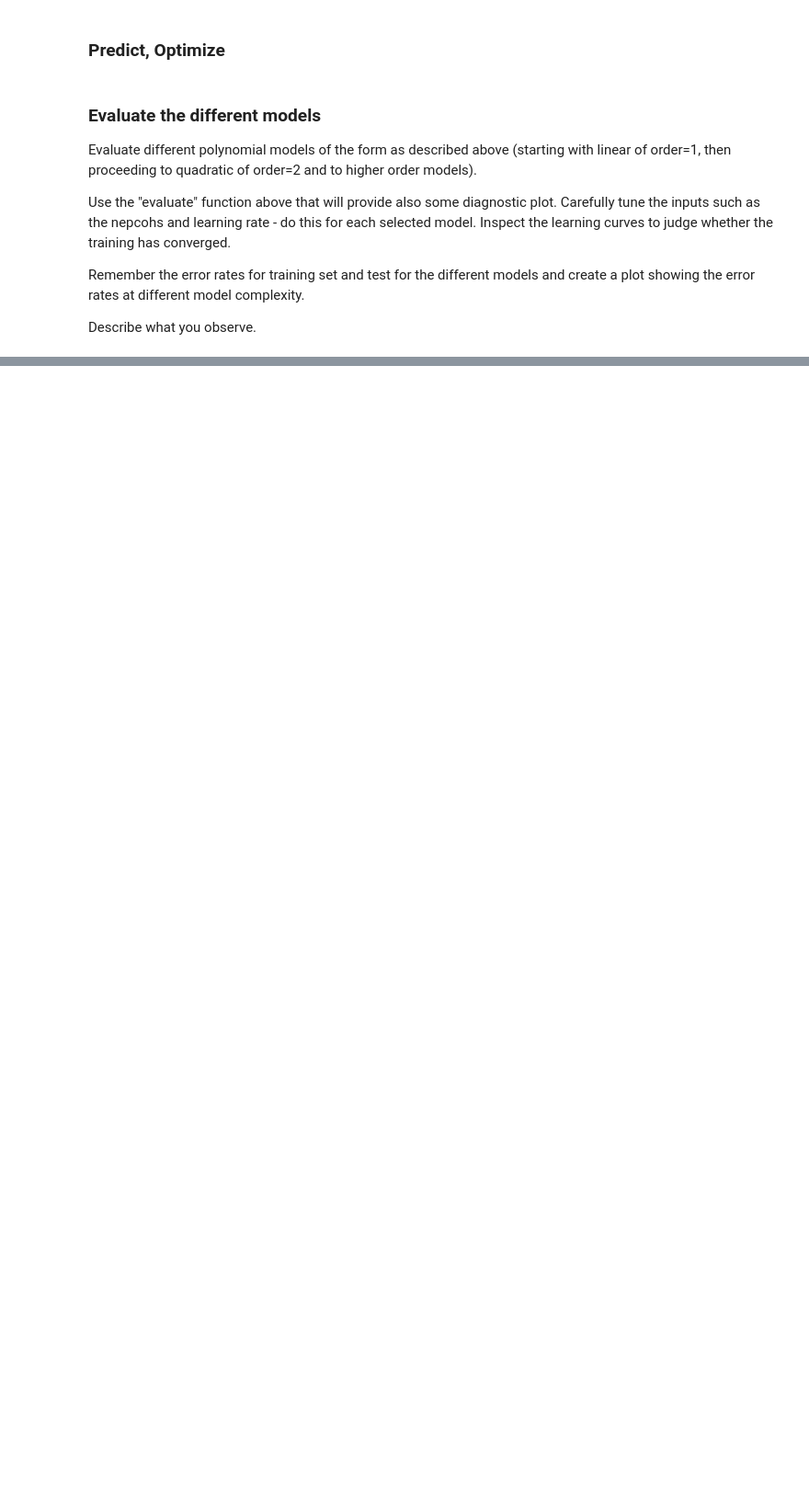
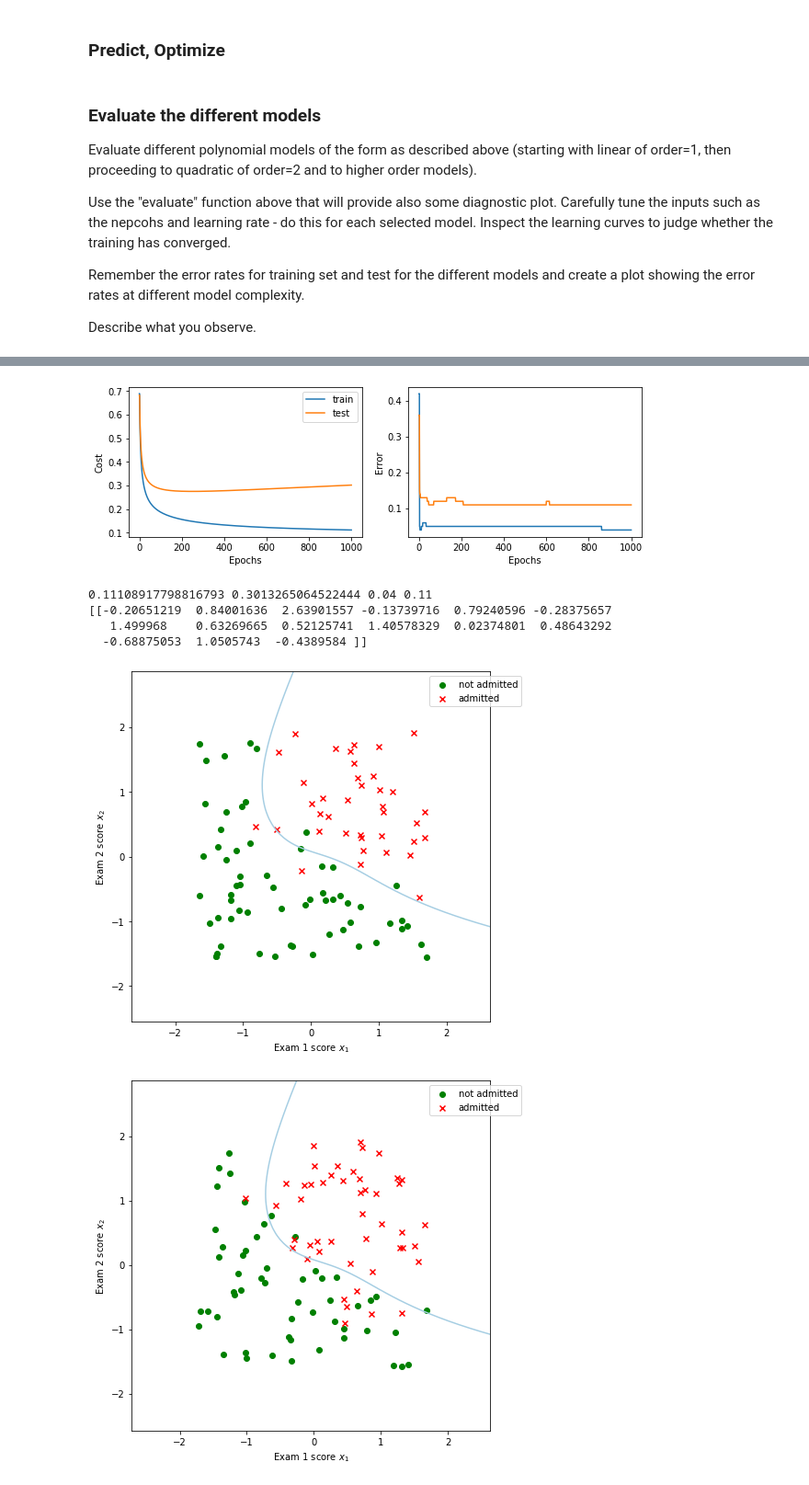
Before and after one commit to codax0r/mse-delearn, a Jupyter notebook: jeh/w4-overfitting_stud.ipynb, the cells around one changed output, grey strips where cells are left out. Shown at 92% size. Saved outputs shown, nothing was run; the diff lists cells and outputs as text; code cells hidden in the pictures; blank space fills up the shorter version.

```diff
--- a/jeh/w4-overfitting_stud.ipynb
+++ b/jeh/w4-overfitting_stud.ipynb
@@ -293,0 +394,19 @@ plot_decision_boundary(x_test, y_test, W1, pol_degree)
+# %%
+pol_degree = 4
+nepochs = 1000
+learningrate = 0.1
+
+traincost1, testcost1, trainerror1, testerror1, W1 = evaluate(x_train,y_train,
+                                                              x_test,y_test,
+                                                              pol_degree, nepochs, learningrate)
+
+plot_decision_boundary(x_train, y_train, W1, pol_degree)
+plot_decision_boundary(x_test, y_test, W1, pol_degree)
+# %% [output]
+[figure, added]
+0.11108917798816793 0.3013265064522444 0.04 0.11
+[[-0.20651219  0.84001636  2.63901557 -0.13739716  0.79240596 -0.28375657
+   1.499968    0.63269665  0.52125741  1.40578329  0.02374801  0.48643292
+  -0.68875053  1.0505743  -0.4389584 ]]
+[figure, added]
+[figure, added]
```
Also changed, not shown: parts of 22 cells of this notebook, 1 other file.
